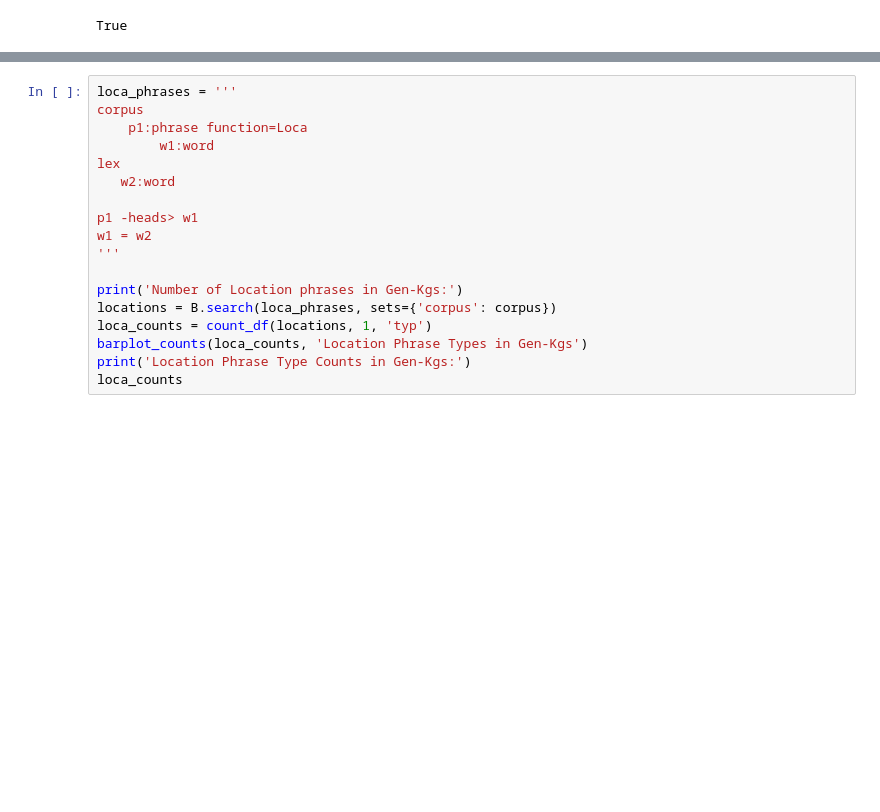
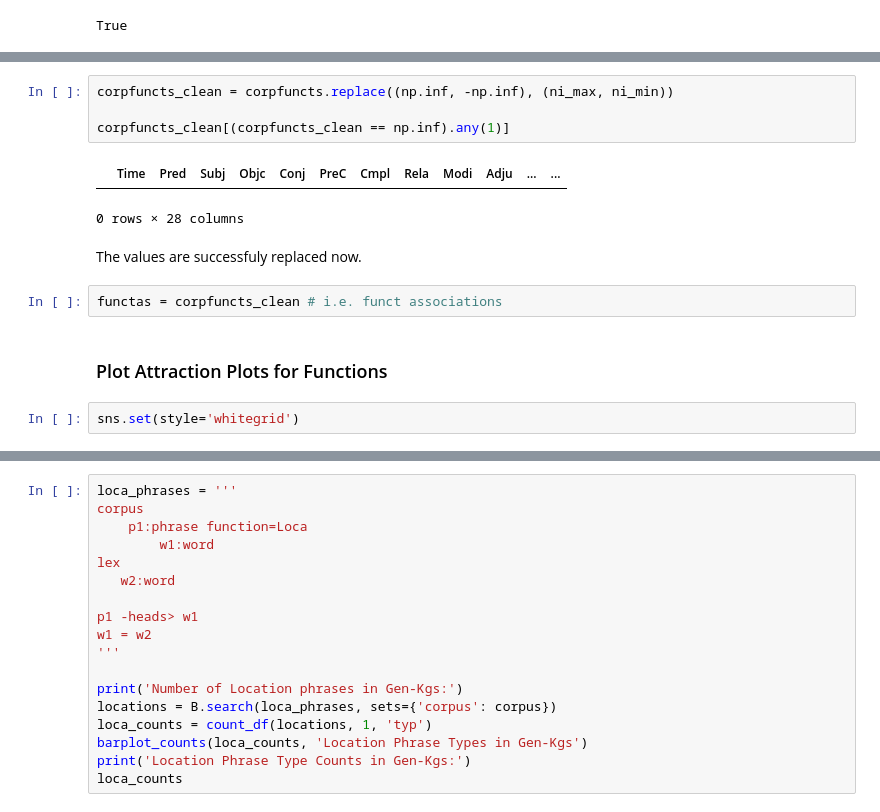
Before and after one commit to CambridgeSemiticsLab/BH_time_collocations, a Jupyter notebook: analysis/SBH_time_expressions.ipynb, the cells around one changed output, grey strips where cells are left out. Saved outputs shown, nothing was run; the diff lists cells and outputs as text; blank space fills up the shorter version.

```diff
--- a/analysis/SBH_time_expressions.ipynb
+++ b/analysis/SBH_time_expressions.ipynb
@@ -518,0 +669,15 @@ for prep in pp_noun_associations.columns:
+# %%
+corpfuncts_clean = corpfuncts.replace((np.inf, -np.inf), (ni_max, ni_min))
+
+corpfuncts_clean[(corpfuncts_clean == np.inf).any(1)]
+# %% [output]
+|  | Time | Pred | Subj | Objc | Conj | PreC | Cmpl | Rela | Modi | Adju | ... | ... |
+0 rows × 28 columns
+# %% [markdown]
+The values are successfuly replaced now.
+# %%
+functas = corpfuncts_clean # i.e. funct associations
+# %% [markdown]
+### Plot Attraction Plots for Functions
+# %%
+sns.set(style='whitegrid')
```
Also changed, not shown: parts of 20 cells of this notebook.
